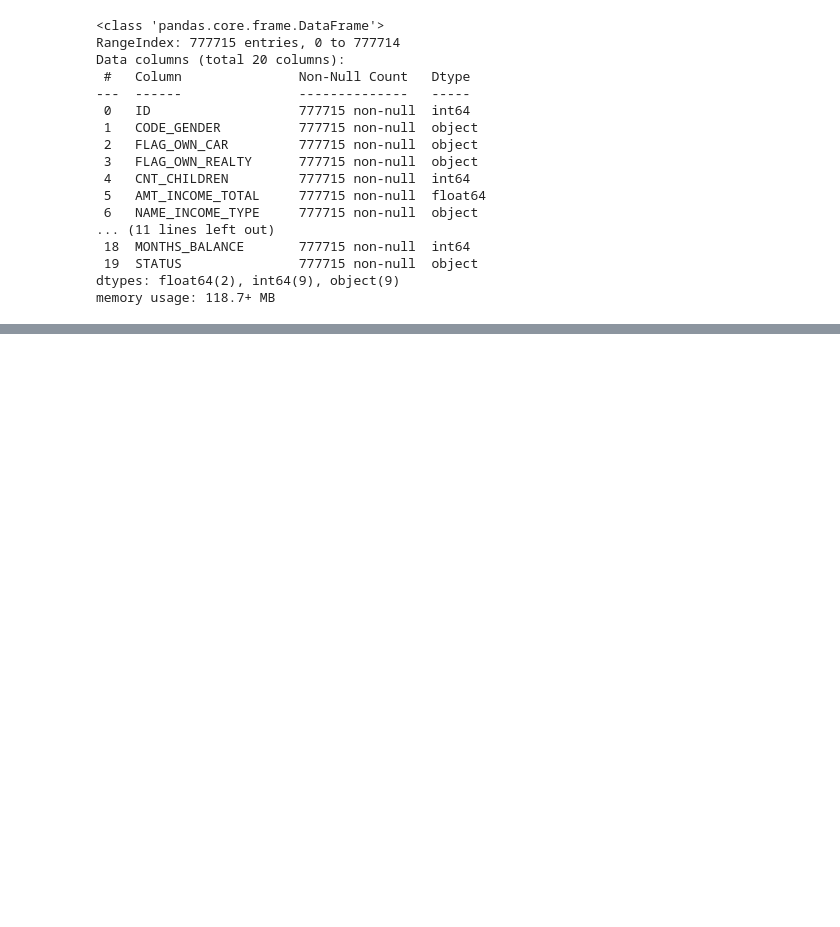
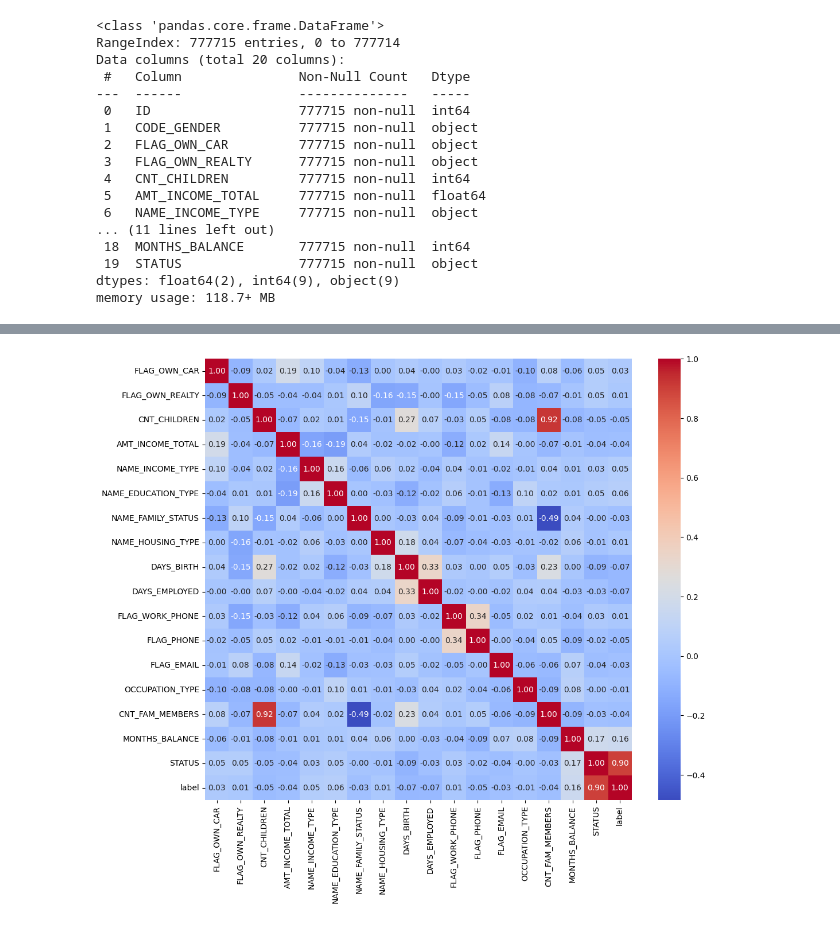
Before and after one commit to lgarin211/desmon, a Jupyter notebook: J.ipynb, the cells around one changed output, grey strips where cells are left out. Drawn from its saved outputs; the diff is of its cells as text; code cells hidden in the pictures; blank space fills up the shorter version.

```diff
--- a/J.ipynb
+++ b/J.ipynb
@@ -106,0 +32,16 @@ Error:
+# %%
+df = df.dropna()
+df.describe()
+df['label'] = '0'
+df.loc[df['STATUS'] == '1', 'label'] = 0
+df.loc[df['STATUS'] == '2', 'label'] = 0
+df.loc[df['STATUS'] == '3', 'label'] = 0
+df.loc[df['STATUS'] == '4', 'label'] = 0
+df.loc[df['STATUS'] == '5', 'label'] = 0
+dfx = df[df['STATUS'] == 'X']
+dfc = df[df['STATUS'] == 'C']
+dfx['label'] = 1
+dfc['label'] = 1
+dfbad= df[df['label'] == 0]
+accuser= pd.concat([dfx, dfc, dfbad])
+accuser.head()
@@ -106,0 +66,12 @@ Error:
+# %%
+import seaborn as sns
+from sklearn.preprocessing import LabelEncoder
+le = LabelEncoder()
+accuser['STATUS'] = le.fit_transform(accuser['STATUS'])
+accuser['STATUS'].value_counts()
+enpo=["NAME_EDUCATION_TYPE","CODE_GENDER","FLAG_OWN_CAR","FLAG_OWN_REALTY","NAME_INCOME_TYPE","NAME_EDUCATION_TYPE","NAME_FAMILY_STATUS","NAME_HOUSING_TYPE","OCCUPATION_TYPE"]
+remove=["ID","CODE_GENDER","FLAG_MOBIL"]
+for i in enpo:
+    accuser[i] = le.fit_transform(accuser[i])
+accuser = accuser.drop(remove, axis=1)
+accuser.head()
@@ -106,0 +85,6 @@ Error:
+# %%
+accuser = accuser.sample(frac=1).reset_index(drop=True)
+accuser_bad = accuser[accuser['label'] == 0].head(500)
+accuser_good = accuser[accuser['label'] == 1].head(500)
+accuser_bad['label'] = le.fit_transform(accuser_bad['label'])
+accuser = pd.concat([accuser_bad, accuser_good])
@@ -106,0 +155,10 @@ Error:
+# %%
+import matplotlib.pyplot as plt
+import seaborn as sns
+
+# Plot the heatmap to see the correlation
+plt.figure(figsize=(12, 10))
+sns.heatmap(accuser.corr(), annot=True, cmap='coolwarm', fmt='.2f')
+plt.show()
+# %% [output]
+[figure, added]
```
Also changed, not shown: parts of 20 cells of this notebook.
